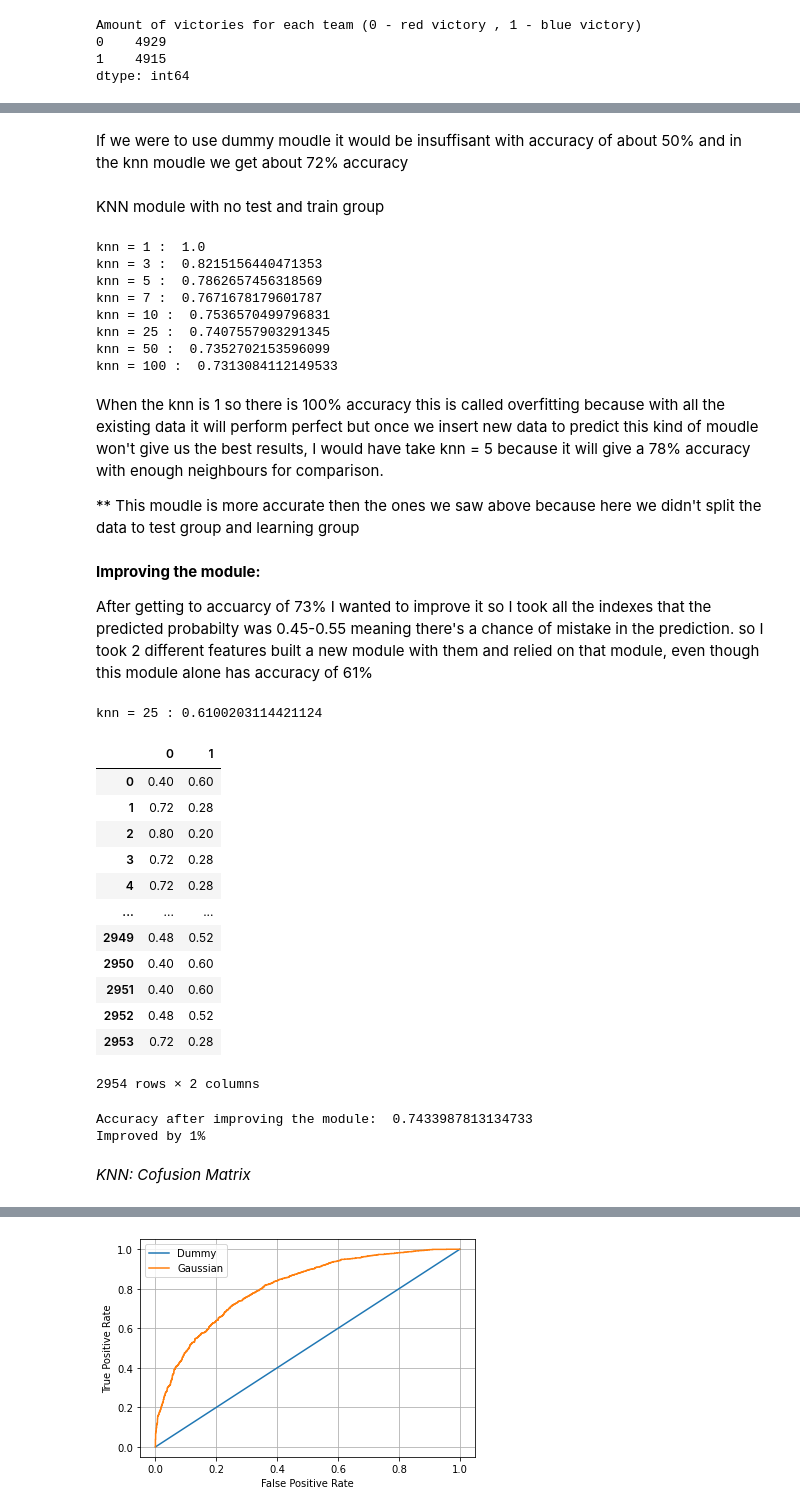
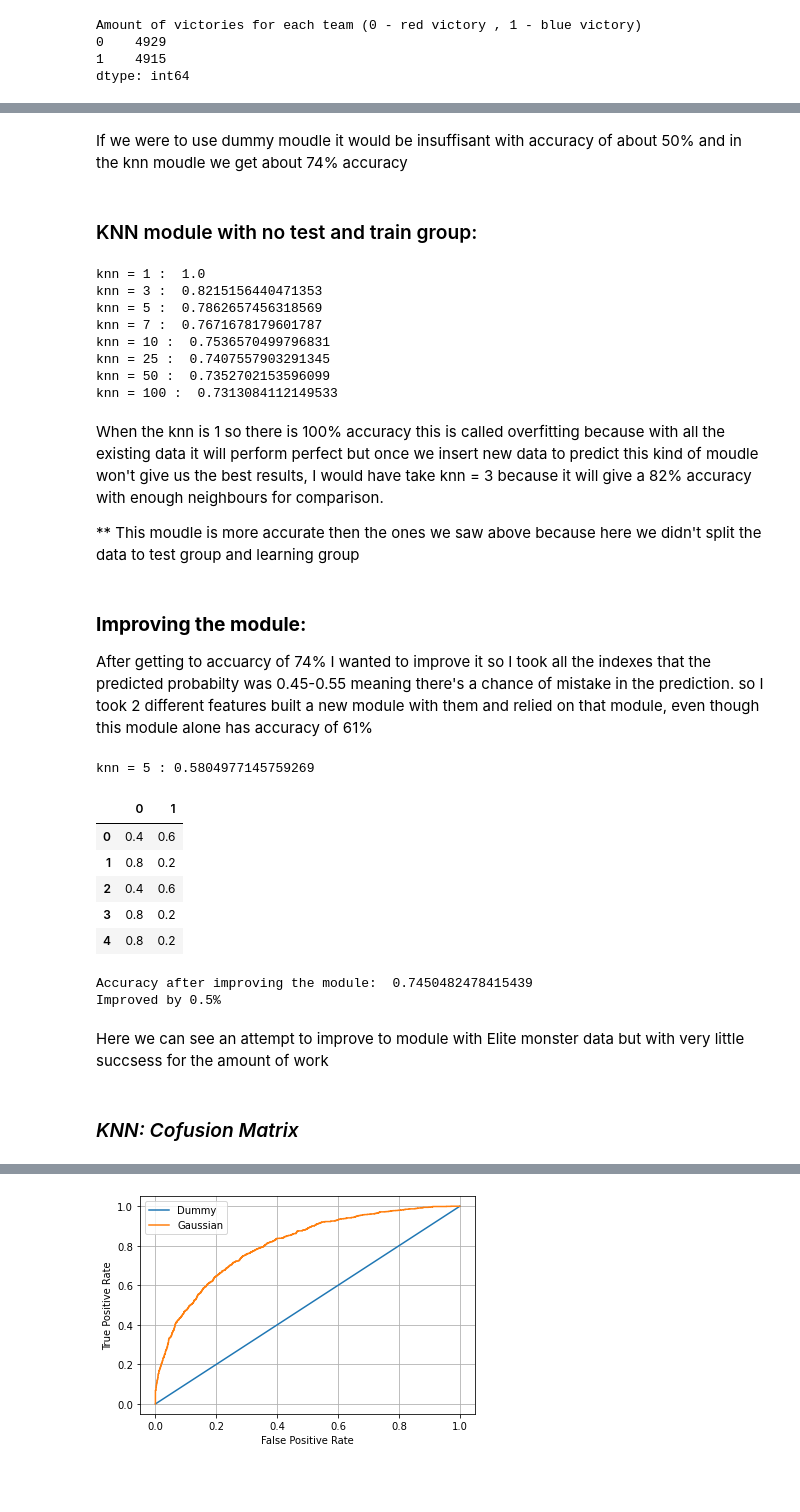
Before and after one commit to YahalomCod/Final-Project, a Jupyter notebook: league-classification.ipynb, the cells around one changed output, grey strips where cells are left out. Saved outputs shown, nothing was run; the diff lists cells and outputs as text; code cells hidden in the pictures; blank space fills up the shorter version.

```diff
--- a/league-classification.ipynb
+++ b/league-classification.ipynb
@@ -109,7 +113,7 @@ K = [1,3,5,7,10,25,50,100]
 print("This is the knn moudle with only the important data")
 for k in K:
     knn = KNeighborsClassifier(n_neighbors=k)
-    X_train, X_test, y_train, y_test = train_test_split(relevantDF, y, test_size=0.4,random_state=1)
+    X_train, X_test, y_train, y_test = train_test_split(relevantDF, y, test_size=0.2,random_state=1)
     knn.fit(X_train , y_train)
     y_pred = knn.predict(X_test)
     print("knn =", k,": ",metrics.accuracy_score(y_test, y_pred))
@@ -127,7 +131,7 @@ knn = 100 :  0.729050279329609
 print("This is the knn moudle with all the data")
 for k in K:
     knn = KNeighborsClassifier(n_neighbors=k)
-    X_train, X_test, y_train, y_test = train_test_split(league, y, test_size=0.3,random_state=1)
+    X_train, X_test, y_train, y_test = train_test_split(league, y, test_size=0.2,random_state=1)
     knn.fit(X_train , y_train)
     y_pred = knn.predict(X_test)
     print("knn =", k,": ",metrics.accuracy_score(y_test, y_pred))
@@ -151,0 +167,7 @@ We can see from the results above that when we are taking the important data wit
+# %%
+relevantDF = league[['blueExperienceDiff' ,'blueGoldDiff' ,'redTotalGold']]
+knn = KNeighborsClassifier(n_neighbors = 50)
+X_train, X_test, y_train, y_test = train_test_split(relevantDF, y, test_size=0.2,random_state=1)
+knn.fit(X_train , y_train)
+y_pred = knn.predict(X_test)
+print("knn = 50",": ",metrics.accuracy_score(y_test, y_pred))
@@ -174,12 +202,12 @@ Accuracy for dummy moudle in the test group  0.5104942450914015
 Accuracy for dummy moudle for all the group  0.49928890694839495
 # %% [markdown]
-If we were to use dummy moudle it would be insuffisant with accuracy of about 50% and in the knn moudle we get about 72% accuracy
+If we were to use dummy moudle it would be insuffisant with accuracy of about 50% and in the knn moudle we get about 74% accuracy
 # %% [markdown]
-KNN module with no test and train group
+### KNN module with no test and train group:
 # %%
 for k in K:
     knn = KNeighborsClassifier(n_neighbors=k)
-    knn.fit(x, y)
+    knn.fit(league, y)
     y_pred = knn.predict(x)
     print("knn =", k,": ",metrics.accuracy_score(y, y_pred))
 # %% [output]
@@ -192,43 +220,36 @@ knn = 25 :  0.7407557903291345
 knn = 50 :  0.7352702153596099
 knn = 100 :  0.7313084112149533
 # %% [markdown]
-When the knn is 1 so there is 100% accuracy this is called overfitting because with all the existing data it will perform perfect but once we insert new data to predict this kind of moudle won't give us the best results, I would have take knn = 5
-because it will give a 78% accuracy with enough neighbours for comparison.
+When the knn is 1 so there is 100% accuracy this is called overfitting because with all the existing data it will perform perfect but once we insert new data to predict this kind of moudle won't give us the best results, I would have take knn = 3
+because it will give a 82% accuracy with enough neighbours for comparison.
 
 ** This moudle is more accurate then the ones we saw above because here we didn't split the data to test group and learning group
 # %% [markdown]
-<b>Improving the module:</b>
+### <b>Improving the module:</b>
 
-After getting to accuarcy of 73% I wanted to improve it so I took all the indexes that the predicted probabilty was 0.45-0.55
+After getting to accuarcy of 74% I wanted to improve it so I took all the indexes that the predicted probabilty was 0.45-0.55
 meaning there's a chance of mistake in the prediction.
 so I took 2 different features built a new module with them and relied on that module, even though this module alone has accuracy of 61%
 # %%
-monster = league[['redEliteMonsters' ,'blueEliteMonsters']]
-knn = KNeighborsClassifier(n_neighbors=25)
-X_train, X_test, y_train, y_test = train_test_split(monster, y, test_size=0.3,random_state=1)
+monster = league[['redEliteMonsters' , 'blueEliteMonsters']]
+knn = KNeighborsClassifier(n_neighbors=5)
+X_train, X_test, y_train, y_test = train_test_split(monster, y, test_size=0.2,random_state=1)
 knn.fit(X_train , y_train)
 y_pred2 = knn.predict(X_test)
-print("knn = 25",":",metrics.accuracy_score(y_test, y_pred2))
-prob2 = pd.DataFrame(knn2.predict_proba(X_test))
-prob2
+print("knn = 5",":",metrics.accuracy_score(y_test, y_pred2))
+prob2 = pd.DataFrame(knn.predict_proba(X_test))
+prob2.head()
 # %% [output]
-knn = 25 : 0.6100203114421124
+knn = 5 : 0.5804977145759269
 |  | 0 | 1 |
-| 0 | 0.40 | 0.60 |
-| 1 | 0.72 | 0.28 |
-| 2 | 0.80 | 0.20 |
-| 3 | 0.72 | 0.28 |
-| 4 | 0.72 | 0.28 |
-| ... | ... | ... |
-| 2949 | 0.48 | 0.52 |
-| 2950 | 0.40 | 0.60 |
-| 2951 | 0.40 | 0.60 |
-| 2952 | 0.48 | 0.52 |
-| 2953 | 0.72 | 0.28 |
+| 0 | 0.4 | 0.6 |
+| 1 | 0.8 | 0.2 |
+| 2 | 0.4 | 0.6 |
+| 3 | 0.8 | 0.2 |
+| 4 | 0.8 | 0.2 |
-2954 rows × 2 columns
 # %%
 knn = KNeighborsClassifier(n_neighbors=50)
-X_train, X_test, y_train, y_test = train_test_split(relevantDF, y, test_size=0.3,random_state=1)
+X_train, X_test, y_train, y_test = train_test_split(relevantDF, y, test_size=0.2,random_state=1)
 knn.fit(X_train , y_train)
 y_pred1 = knn.predict(X_test)
 check = pd.DataFrame(knn.predict_proba(X_test))#converting it to df to use loc
@@ -240,10 +261,12 @@ for i in ind:
 prob1[prob1 > 0.5] = 1
 prob1[prob1 <= 0.5] = 0
 print('Accuracy after improving the module: ' ,metrics.accuracy_score(y_test, prob1[:,1]))
-print('Improved by 1%')
+print('Improved by 0.5%')
 # %% [output]
-Accuracy after improving the module:  0.7433987813134733
-Improved by 1%
+Accuracy after improving the module:  0.7450482478415439
+Improved by 0.5%
+# %% [markdown]
+Here we can see an attempt to improve to module with Elite monster data but with very little succsess for the amount of work
 # %% [markdown]
-*KNN: Cofusion Matrix*
+### *KNN: Cofusion Matrix*
 # %%
```
Also changed, not shown: parts of 26 cells of this notebook.
